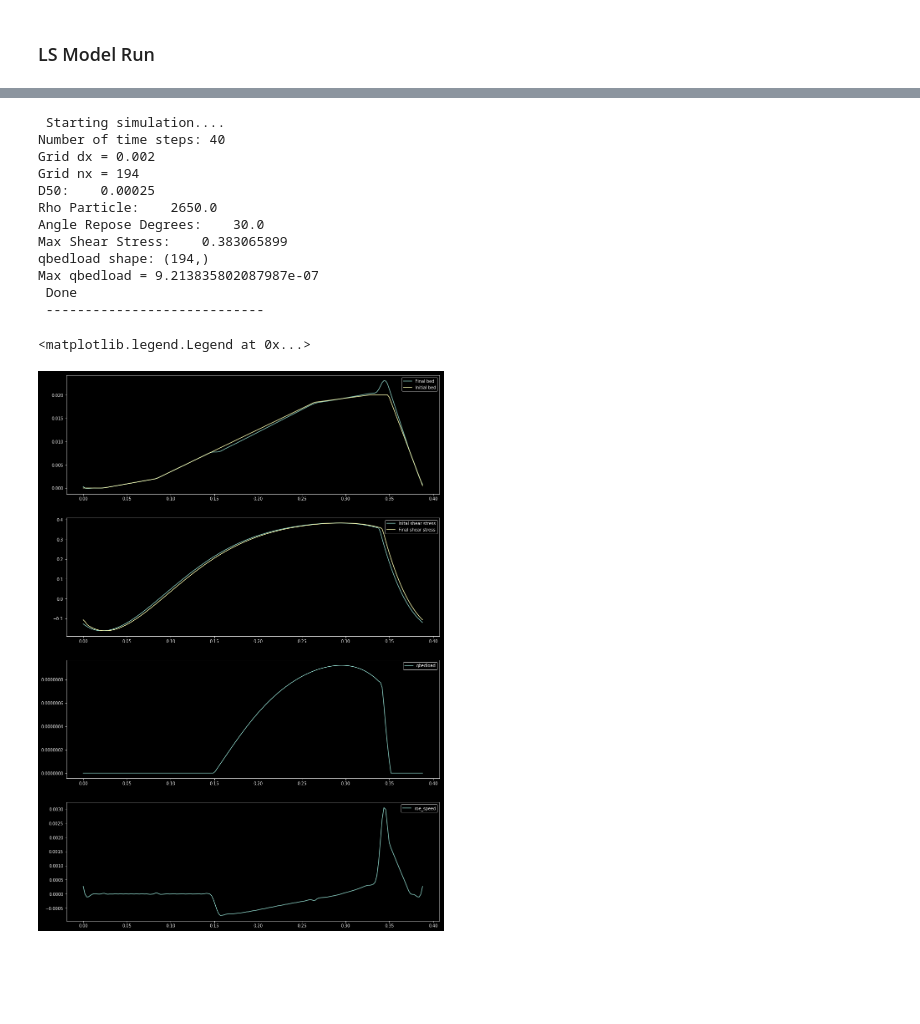
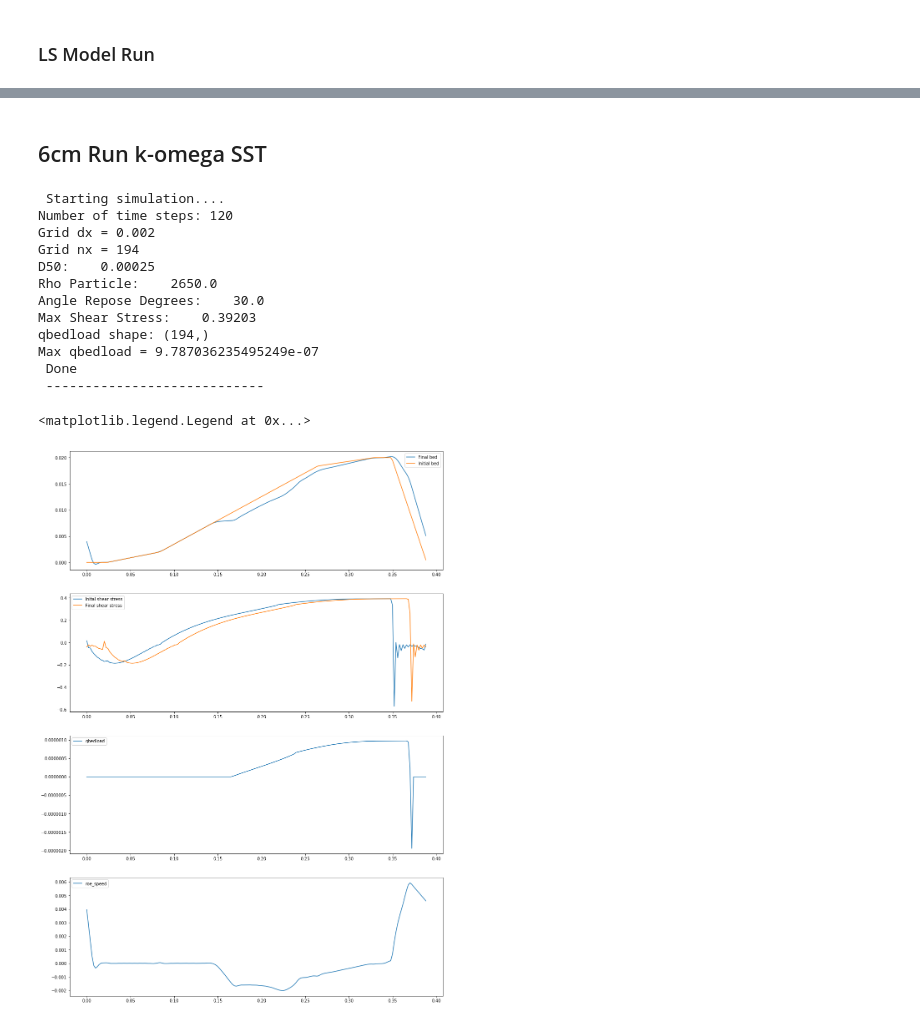
Before and after one commit to plgrover/pymorph, a Jupyter notebook: notebooks/Paper_1/2018-12-12 Paper 1 Dune Modelling.ipynb, the cells around one changed output, grey strips where cells are left out. Saved outputs shown, nothing was run; the diff lists cells and outputs as text; code cells hidden in the pictures; blank space fills up the shorter version.

Commit message:
Final changes to the model for Paper 1

```diff
--- a/notebooks/Paper_1/2018-12-12 Paper 1 Dune Modelling.ipynb
+++ b/notebooks/Paper_1/2018-12-12 Paper 1 Dune Modelling.ipynb
@@ -15,3 +15,6 @@ import sediment_transport.sed_trans as st
 %matplotlib inline
 %load_ext autoreload
 %autoreload 2
+
+plt.rcParams.update(plt.rcParamsDefault)
+#plt.style.use('classic')
@@ -38,7 +45,9 @@ zbed, xc, dx = wmm.load_bed_profile(bed_filepath)
 bed_shear_filepath = os.path.join(casefolder,'6cm', 'ke_shear.txt')
 bed_shear_stress = wmm.load_bed_shear_stress(bed_shear_filepath)
 plt.figure(figsize=[16,8])
-plt.style.use('dark_background')
+#plt.style.use('dark_background')
+#plt.style.use('classic')
 plt.plot(xc,bed_shear_stress/10.)
 plt.plot(xc, zbed)
+plt.legend()
 # %% [output]
@@ -51,19 +63,18 @@ bed_shear_stress = wmm.load_bed_shear_stress(bed_shear_filepath)
 
 model = wmm.UpwindMorphologicalModel(D50)
 model.setup_model(bed_shear_stress.copy(), zbed.copy(), xc, dx,useSmoother=True, adjustment_angle=28.)
-simulationTime = 40
+simulationTime = 120
 dt = 1
 
-zc_kwsst_12cm, qbedload, bedShear, roe_speed = model.run_model(simulationTime,
+zc_lske_6cm, qbedload, bedShear, roe_speed = model.run_model(simulationTime,
                                                              dt=dt,
                                                              useSlopeAdjust=False)
 
 fig, axs = plt.subplots(4,1, figsize=[16,24])
-plt.style.use('dark_background')
-axs[0].plot(xc, zc_kwsst_12cm, label='Final bed')
+axs[0].plot(xc, zc_lske_6cm, label='Final bed')
 axs[0].plot(xc, zbed, label='Initial bed')
 #axs[0].set_xlim([0.075, 0.125])
-axs[0].legend()
+axs[0].legend(prop=None)
 
 axs[1].plot(xc, bed_shear_stress, label='Inital shear stress')
 axs[1].plot(xc, bedShear, label='Final shear stress')
@@ -93,3 +104,5 @@ Max qbedload = 1.207526117331331e-06
+# %% [markdown]
+## 6cm Run k-omega SST
 # %%
 xmodel = None
 bed_shear_filepath = os.path.join(casefolder,'6cm', 'kwsst_shear.txt')
@@ -97,42 +110,39 @@ bed_shear_stress = wmm.load_bed_shear_stress(bed_shear_filepath)
 
 model = wmm.UpwindMorphologicalModel(D50)
 model.setup_model(bed_shear_stress.copy(), zbed.copy(), xc, dx,useSmoother=True, adjustment_angle=28.)
-simulationTime = 40
-dt = 1
 
-zc_kwsst_12cm, qbedload, bedShear, roe_speed = model.run_model(simulationTime,
+zc_kwsst_6cm, qbedload, bedShear, roe_speed = model.run_model(simulationTime,
                                                              dt=dt,
                                                              useSlopeAdjust=False)
 
 fig, axs = plt.subplots(4,1, figsize=[16,24])
-plt.style.use('dark_background')
-axs[0].plot(xc, zc_kwsst_12cm, label='Final bed')
+axs[0].plot(xc, zc_kwsst_6cm, label='Final bed')
 axs[0].plot(xc, zbed, label='Initial bed')
 #axs[0].set_xlim([0.075, 0.125])
 axs[0].legend()
 
 axs[1].plot(xc, bed_shear_stress, label='Inital shear stress')
 axs[1].plot(xc, bedShear, label='Final shear stress')
 #axs[1].set_xlim([0.075, 0.125])
 axs[1].legend()
 
 axs[2].plot(xc, qbedload, label='qbedload')
 axs[2].legend()
 
-axs[3].plot(xc, zc_kwsst_12cm-zbed, label='roe_speed')
+axs[3].plot(xc, zc_kwsst_6cm-zbed, label='roe_speed')
 axs[3].legend()
 # %% [output]
  Starting simulation....
-Number of time steps: 40
+Number of time steps: 120
 Grid dx = 0.002
 Grid nx = 194
 D50:    0.00025
 Rho Particle:    2650.0
 Angle Repose Degrees:    30.0
-Max Shear Stress:    0.383065899
+Max Shear Stress:    0.39203
 qbedload shape: (194,)
-Max qbedload = 9.213835802087987e-07
+Max qbedload = 9.787036235495249e-07
  Done
  ----------------------------
 <matplotlib.legend.Legend at 0x...>
-[figure, old version]
+[figure, new version]
```
Also changed, not shown: parts of 13 cells of this notebook, 2 other files.
